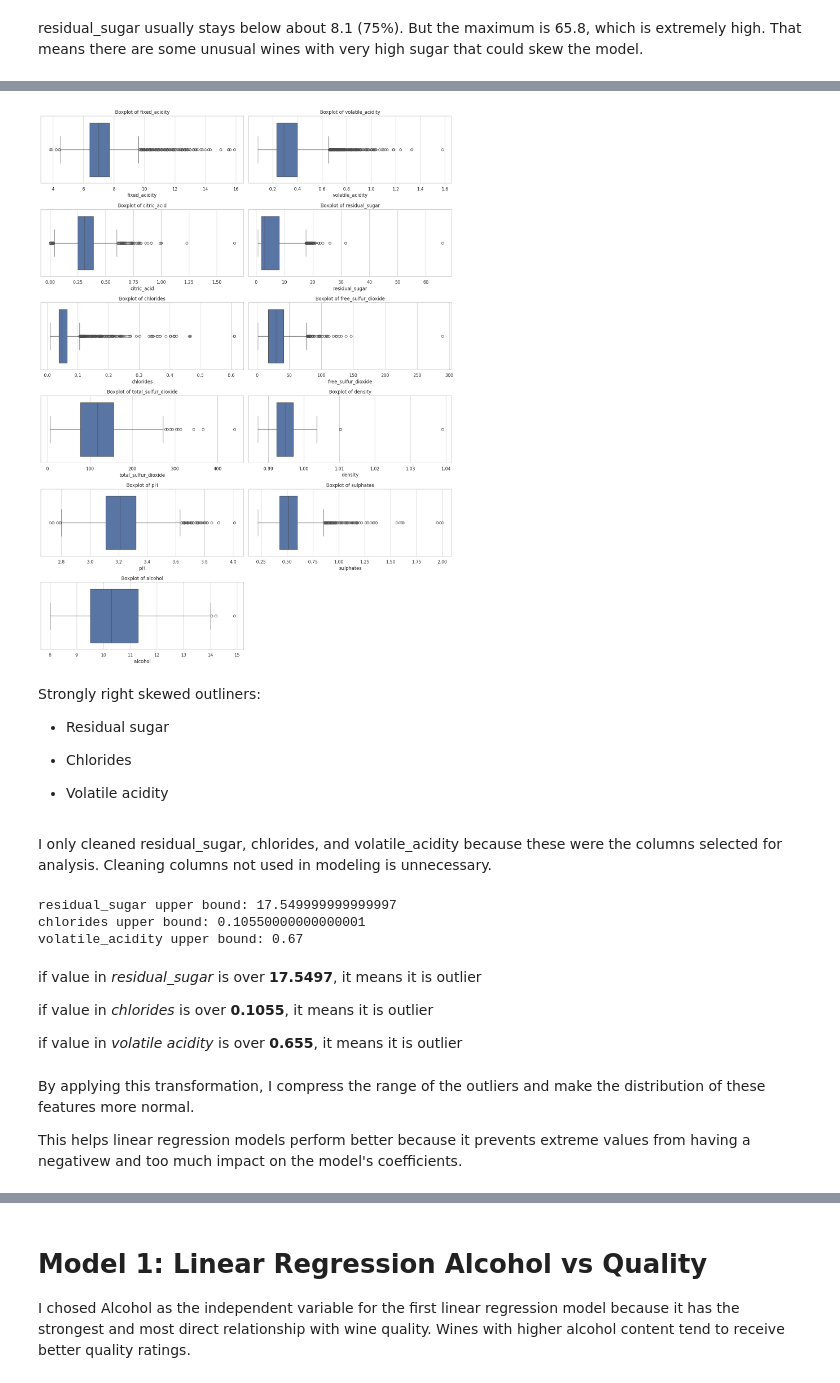
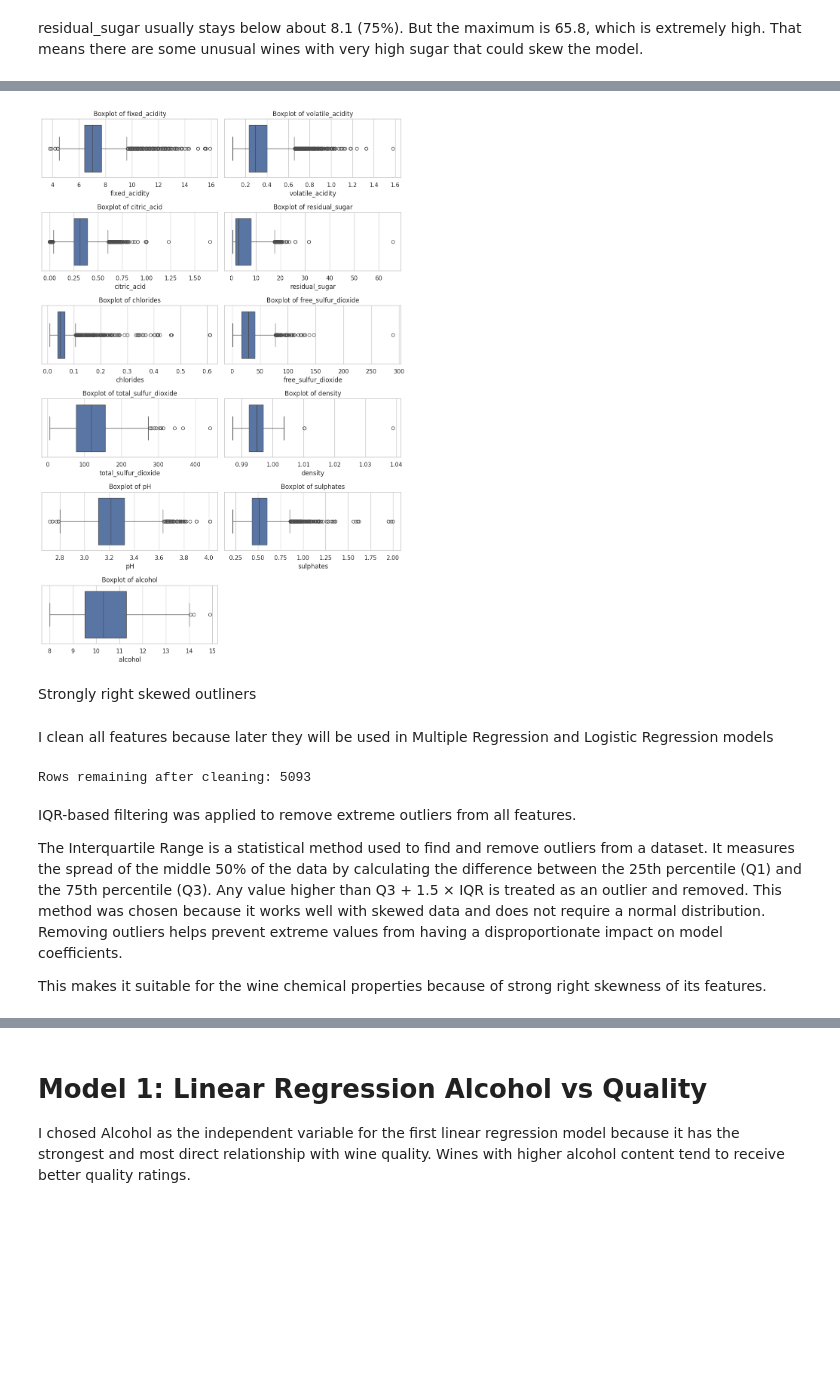
Before and after one commit to roxaaaaa/Predictive-Analytics, a Jupyter notebook: ca1.ipynb, the cells around one changed output, grey strips where cells are left out. Drawn from its saved outputs; the diff is of its cells as text; code cells hidden in the pictures; blank space fills up the shorter version.

```diff
--- a/ca1.ipynb
+++ b/ca1.ipynb
@@ -128,47 +127,38 @@ These two measurements move very closely together.
 # %%
 sns.set_theme(style='whitegrid')
-plt.figure(figsize=(15, 20))
+plt.figure(figsize=(10, 15))
 features = df.drop(columns=['quality']).columns
 
 for i, col in enumerate(features):
     plt.subplot(6, 2, i + 1)
     sns.boxplot(x=df[col])
     plt.title(f'Boxplot of {col}')
 
 plt.tight_layout()
 plt.show()
 # %% [output]
-[figure, old version]
+[figure, new version]
 # %% [markdown]
-Strongly right skewed outliners:
-
-*   Residual sugar
-
-*   Chlorides
-
-*   Volatile acidity
+Strongly right skewed outliners
-# %% [markdown]
-I only cleaned residual_sugar, chlorides, and volatile_acidity because these were the columns selected for analysis. Cleaning columns not used in modeling is unnecessary.
+# %% [markdown]
+I clean all features because later they will be used in Multiple Regression and Logistic Regression models
 # %%
-for i in ["residual_sugar", "chlorides", "volatile_acidity"]:
+for i in ["residual_sugar", "chlorides", "volatile_acidity",
+          "fixed_acidity", "citric_acid", "free_sulfur_dioxide",
+          "total_sulfur_dioxide", "sulphates", "pH", "density", "alcohol"]:
     Q1 = df[i].quantile(0.25)
     Q3 = df[i].quantile(0.75)
     IQR = Q3 - Q1
     upper = Q3 + 1.5 * IQR
-    print(f"{i} upper bound: {upper}")
     df = df[df[i] <= upper]
+
+print(f"Rows remaining after cleaning: {len(df)}")
 # %% [output]
-residual_sugar upper bound: 17.549999999999997
-chlorides upper bound: 0.10550000000000001
-volatile_acidity upper bound: 0.67
+Rows remaining after cleaning: 5093
-# %% [markdown]
-if value in *residual_sugar* is over **17.5497**, it means it is outlier
-
-if value in *chlorides* is over **0.1055**, it means it is outlier
-
-if value in *volatile acidity* is over **0.655**, it means it is outlier
-# %% [markdown]
-By applying this transformation, I compress the range of the outliers and make the distribution of these features more normal.
-
-This helps linear regression models perform better because it prevents extreme values from having a negativew and too much impact on the model's coefficients.
+# %% [markdown]
+IQR-based filtering was applied to remove extreme outliers from all features.
+
+The Interquartile Range is a statistical method used to find and remove outliers from a dataset. It measures the spread of the middle 50% of the data by calculating the difference between the 25th percentile (Q1) and the 75th percentile (Q3). Any value higher than Q3 + 1.5 × IQR is treated as an outlier and removed. This method was chosen because it works well with skewed data and does not require a normal distribution. Removing outliers helps prevent extreme values from having a disproportionate impact on model coefficients.
+
+This makes it suitable for the wine chemical properties because of strong right skewness of its features.
 # %%
```
Also changed, not shown: parts of 33 cells of this notebook.
